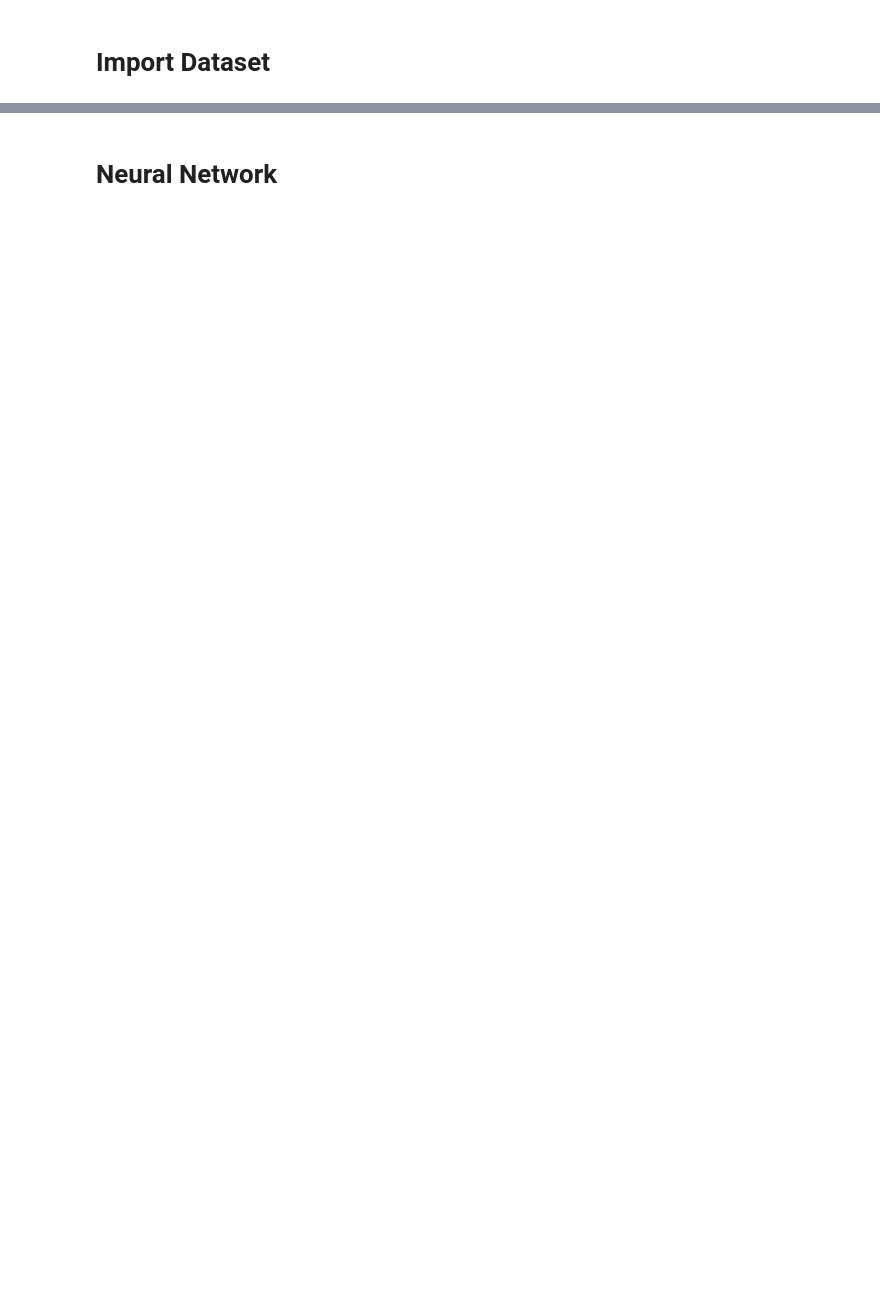
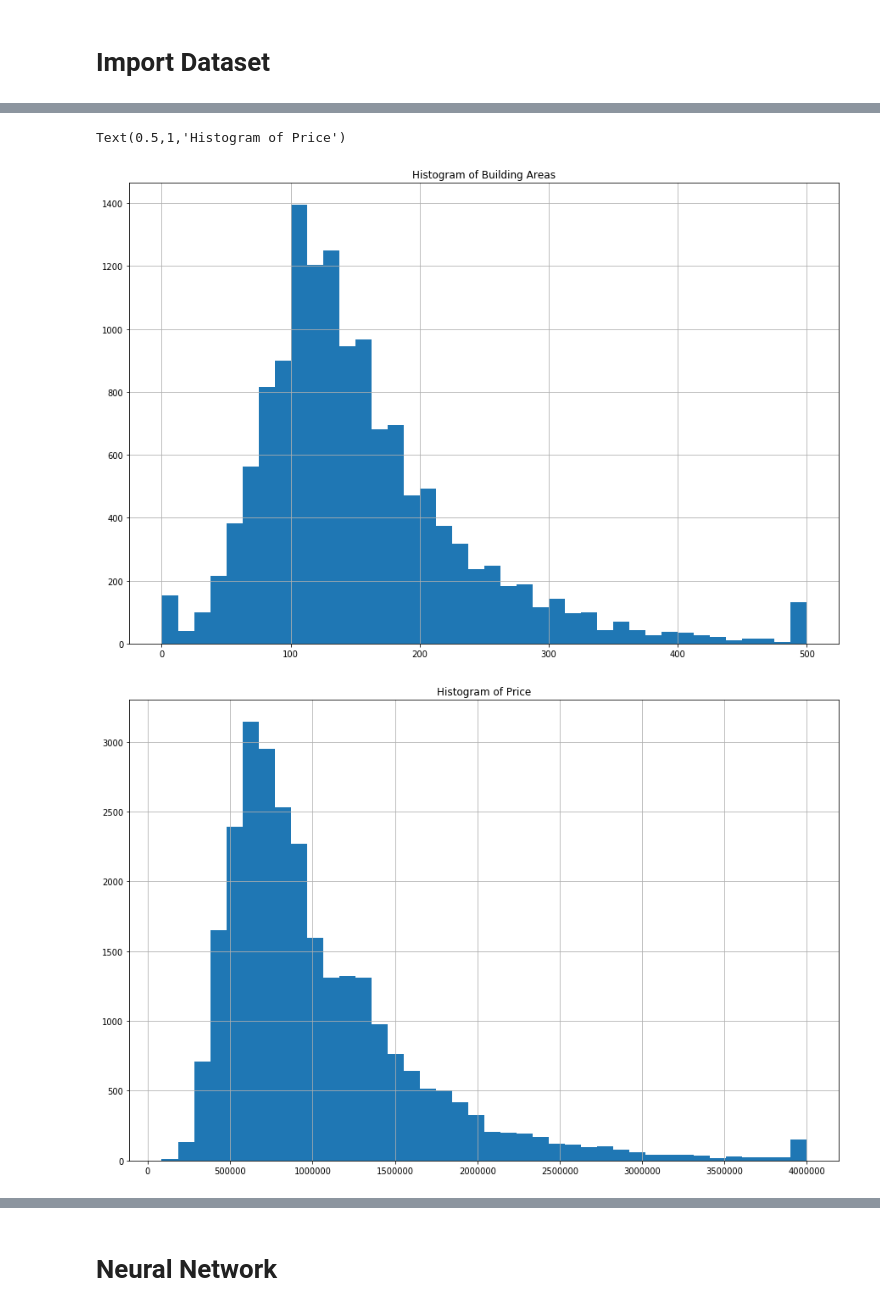
Before and after one commit to NordAxon/ai-for-leaders, a Jupyter notebook: ai_course.ipynb, the cells around one changed output, grey strips where cells are left out. Drawn from its saved outputs; the diff is of its cells as text; code cells hidden in the pictures; blank space fills up the shorter version.

```diff
--- a/ai_course.ipynb
+++ b/ai_course.ipynb
@@ -20,0 +24,4 @@ import pandas as pd
+# %%
+# Import
+housing_df = pd.read_csv('data/melbourne-housing-market/Melbourne_housing_FULL.csv')
+housing_df
@@ -20,0 +47,14 @@ import pandas as pd
+# %%
+# Clip outliers
+housing_df['BuildingArea'] = housing_df['BuildingArea'].clip(0,500)
+housing_df['Price'] = housing_df['Price'].clip(0,4000000)
+# %%
+housing_df['BuildingArea'].hist(bins=40, figsize=(15,10))
+plt.title('Histogram of Building Areas')
+plt.figure()
+housing_df['Price'].hist(bins=40, figsize=(15,10))
+plt.title('Histogram of Price')
+# %% [output]
+Text(0.5,1,'Histogram of Price')
+[figure, added]
+[figure, added]
```
Also changed, not shown: parts of 12 cells of this notebook, 1 other file.
